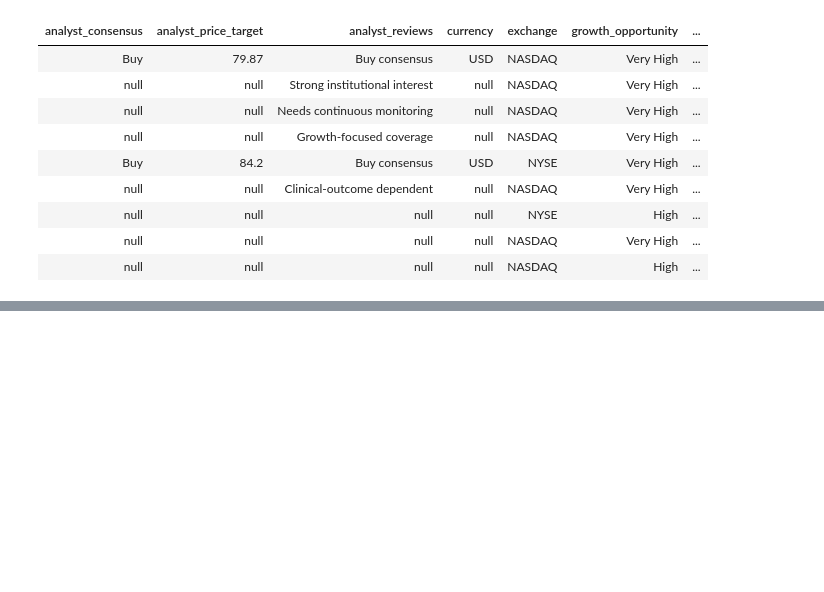
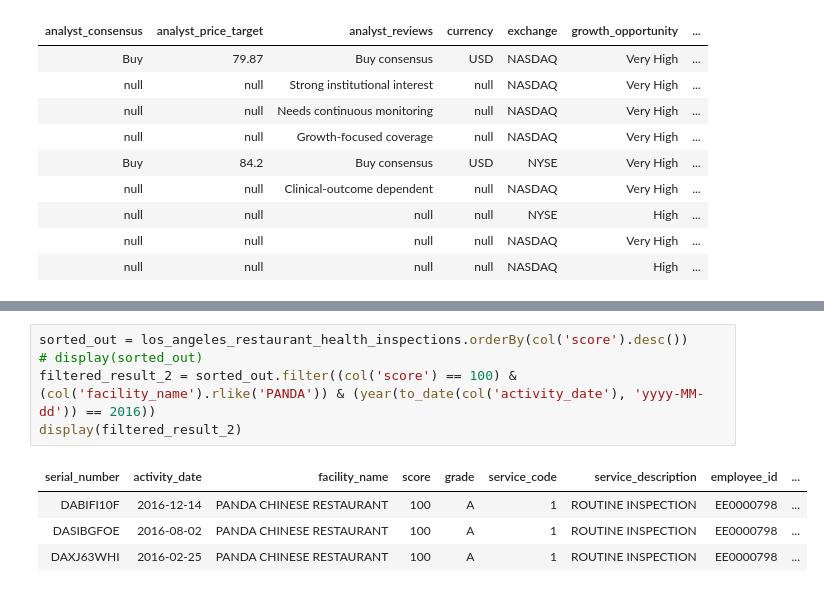
Before and after one commit to Atharv-Pawar/PySpark, a Jupyter notebook: stratascratch 2026-08-09 16_54_21.ipynb, the cells around one changed output, grey strips where cells are left out. Drawn from its saved outputs; the diff is of its cells as text; blank space fills up the shorter version.

```diff
--- a/stratascratch 2026-08-09 16_54_21.ipynb
+++ b/stratascratch 2026-08-09 16_54_21.ipynb
@@ -205,0 +640,10 @@ display(us_high_growth_micro_small_cap_stocks)
+# %%
+sorted_out = los_angeles_restaurant_health_inspections.orderBy(col('score').desc())
+# display(sorted_out)
+filtered_result_2 = sorted_out.filter((col('score') == 100) & (col('facility_name').rlike('PANDA')) & (year(to_date(col('activity_date'), 'yyyy-MM-dd')) == 2016))
+display(filtered_result_2)
+# %% [output]
+| serial_number | activity_date | facility_name | score | grade | service_code | service_description | employee_id | ... |
+| DABIFI10F | 2016-12-14 | PANDA CHINESE RESTAURANT | 100 | A | 1 | ROUTINE INSPECTION | EE0000798 | ... |
+| DASIBGFOE | 2016-08-02 | PANDA CHINESE RESTAURANT | 100 | A | 1 | ROUTINE INSPECTION | EE0000798 | ... |
+| DAXJ63WHI | 2016-02-25 | PANDA CHINESE RESTAURANT | 100 | A | 1 | ROUTINE INSPECTION | EE0000798 | ... |
```
Also changed, not shown: parts of 8 cells of this notebook.
